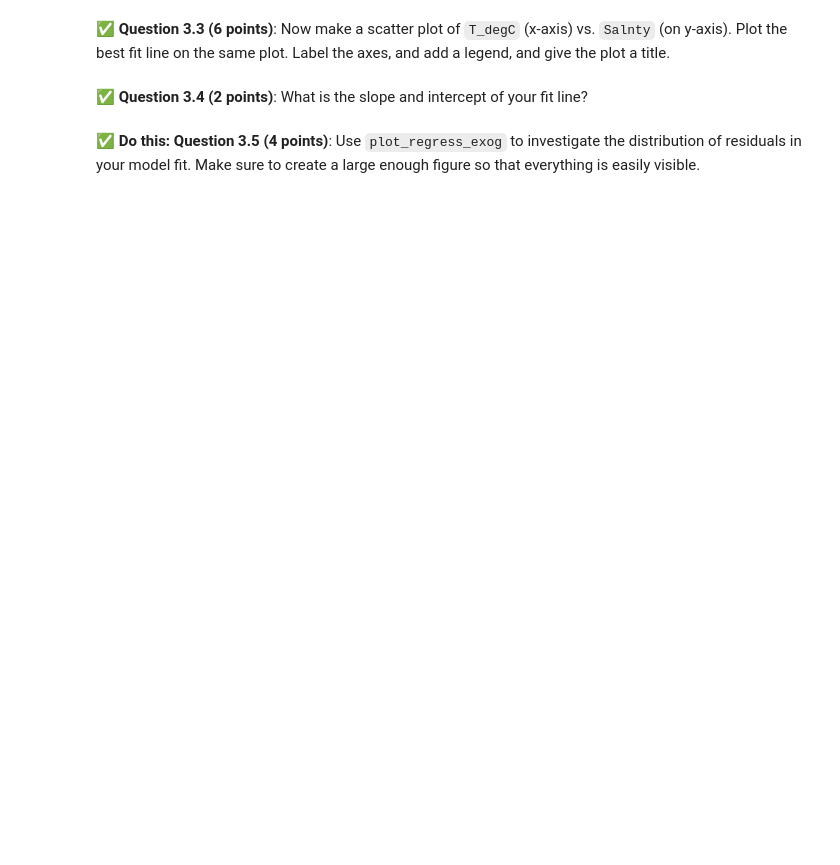
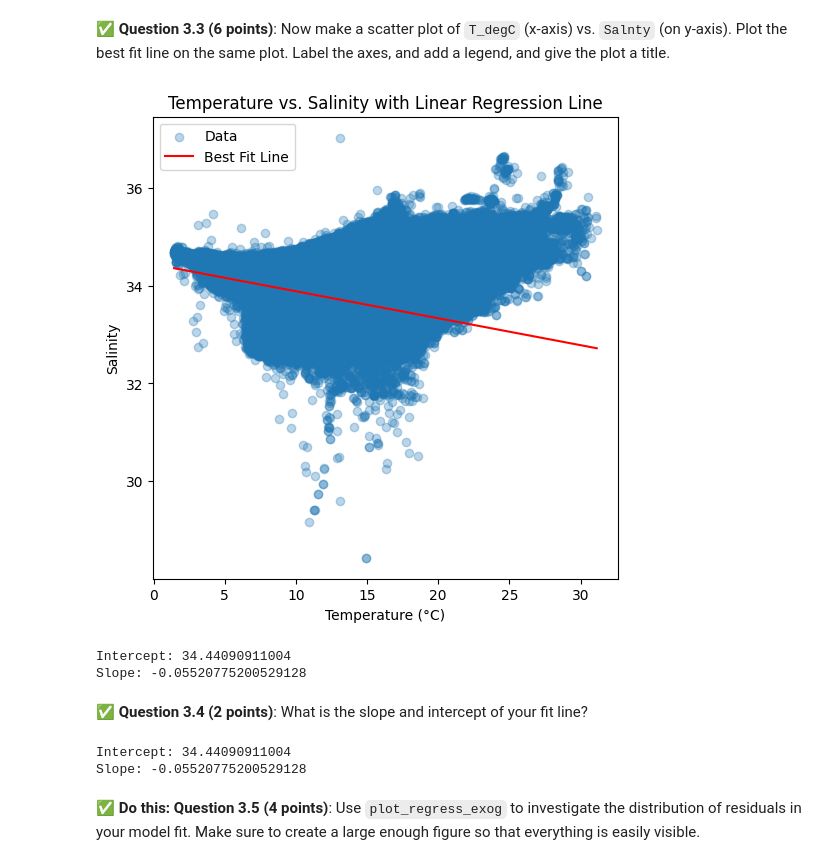
Before and after one commit to yashikaadesai/CMSE202-S25-turnin, a Jupyter notebook: hw-03/HW-03_Regression-S25-STUDENT.ipynb, the cells around one changed output. Drawn from its saved outputs; the diff is of its cells as text; code cells hidden in the pictures; blank space fills up the shorter version.

```diff
--- a/hw-03/HW-03_Regression-S25-STUDENT.ipynb
+++ b/hw-03/HW-03_Regression-S25-STUDENT.ipynb
@@ -151,0 +153,11 @@ In this part, we'll perform some one-variable linear and polynomial regression a
+# %%
+# Put your code here
+import statsmodels.api as sm
+
+X = oceanographic_data['T_degC']
+y = oceanographic_data['Salnty']
+
+# Add a constant term to the predictor
+X = sm.add_constant(X)
+model = sm.OLS(y, X).fit()
+model.summary()
@@ -164,2 +196,30 @@ In this part, we'll perform some one-variable linear and polynomial regression a
+# %%
+# Put your code here
+import matplotlib.pyplot as plt
+import numpy as np
+
+plt.figure(figsize=(6, 6))
+plt.scatter(oceanographic_data['T_degC'], oceanographic_data['Salnty'], alpha=0.3, label='Data')
+
+# Plot regression line
+X_plot = np.linspace(oceanographic_data['T_degC'].min(), oceanographic_data['T_degC'].max(), 100)
+X_plot_with_const = sm.add_constant(X_plot)
+y_plot = model.predict(X_plot_with_const)
+
+plt.plot(X_plot, y_plot, color='red', label='Best Fit Line')
+
+# Labels and title
+plt.xlabel('Temperature (°C)')
+plt.ylabel('Salinity')
+plt.title('Temperature vs. Salinity with Linear Regression Line')
+plt.legend()
+plt.show()
+intercept, slope = model.params
+print("Intercept:", intercept)
+print("Slope:", slope)
+# %% [output]
+[figure, added]
+Intercept: 34.44090911004
+Slope: -0.05520775200529128
 # %% [markdown]
 &#9989;  **Question 3.4 (2 points)**: What is the slope and intercept of your fit line?
@@ -168,2 +226,10 @@ In this part, we'll perform some one-variable linear and polynomial regression a
+# %%
+# Put code here.
+intercept, slope = model.params
+print("Intercept:", intercept)
+print("Slope:", slope)
+# %% [output]
+Intercept: 34.44090911004
+Slope: -0.05520775200529128
 # %% [markdown]
 **&#9989; Do this:** **Question 3.5 (4 points)**: Use `plot_regress_exog` to investigate the distribution of residuals in your model fit. Make sure to create a large enough figure so that everything is easily visible.
```
Also changed, not shown: parts of 13 cells of this notebook.
